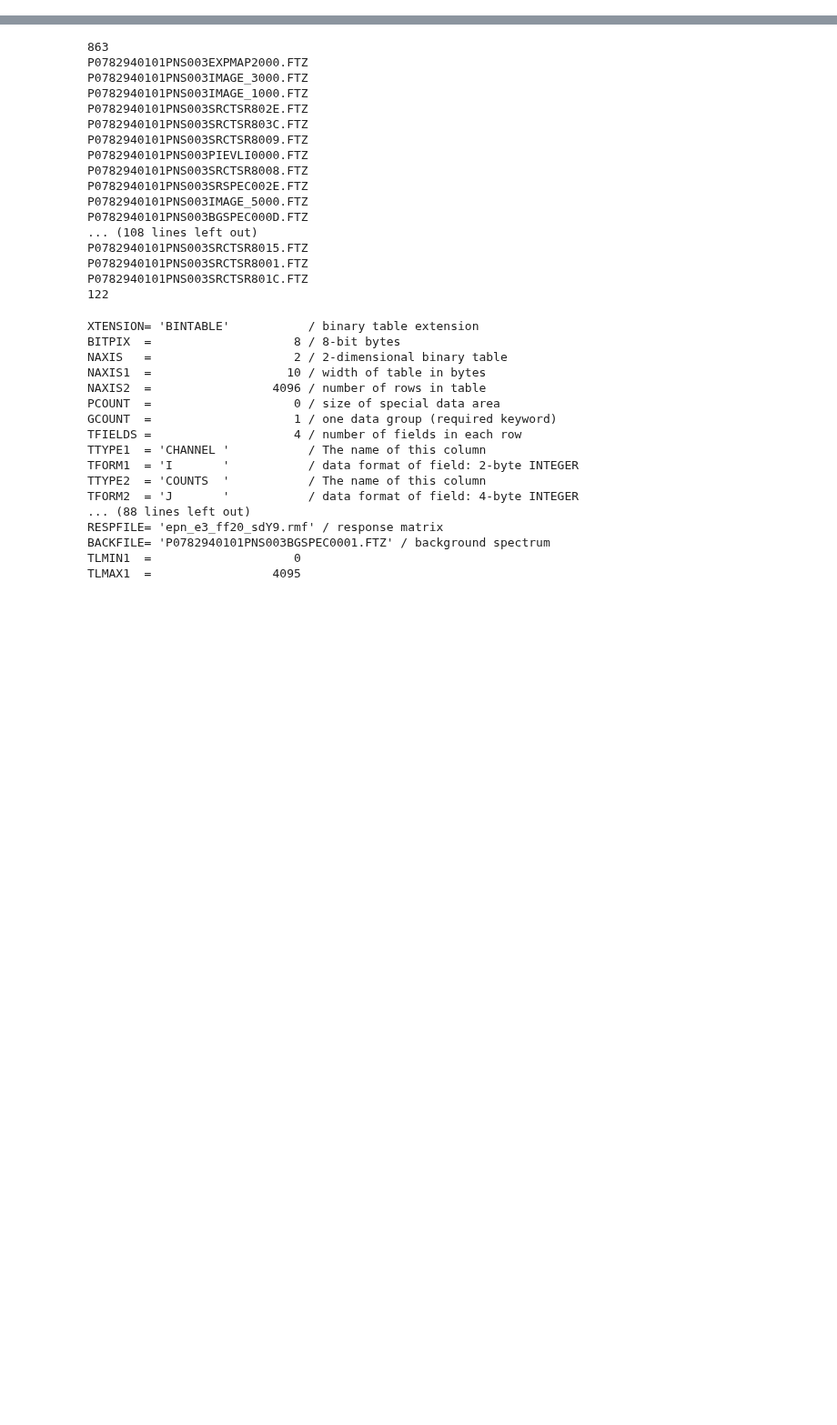
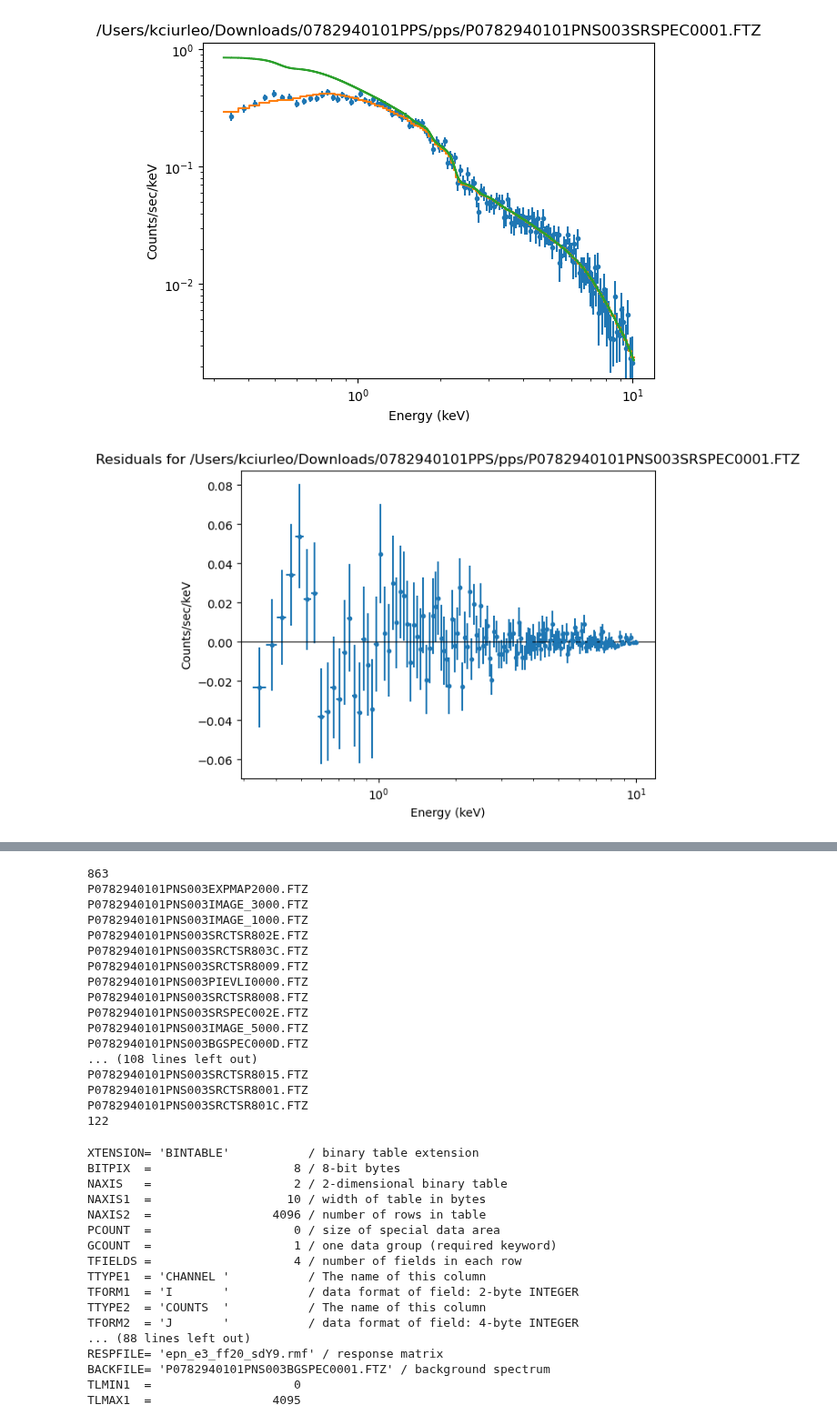
Before and after one commit to kciurleo/AGN, a Jupyter notebook: unorganized/xmm_spectral_fitting_help.ipynb, the cells around one changed output, grey strips where cells are left out. Shown at 91% size. Saved outputs shown, nothing was run; the diff lists cells and outputs as text; code cells hidden in the pictures; blank space fills up the shorter version.

Commit message:
get_abs_xmm first pass (no flux errors)

```diff
--- a/unorganized/xmm_spectral_fitting_help.ipynb
+++ b/unorganized/xmm_spectral_fitting_help.ipynb
@@ -53,0 +11,71 @@ Change in statistic   = 4.37872e+10
+# %%
+base='/Users/kciurleo/Downloads/0782940101PPS/pps/'
+file='P0782940101PNS003SRSPEC0001.FTZ'
+
+mdl = f'(xsphabs.abs1*xszphabs.abs2 * xszpowerlw.p1)'
+
+nH=interest['galactic nH']
+z=interest['Z']
+
+clean()
+
+#stats are chi squared with a 3 sigma error and units of eV
+set_stat('chi2datavar')
+set_conf_opt("sigma", 3)
+
+#load in file, ignore outer limits, subtract the background, set model
+load_pha(f'{base}{file}')
+ignore()
+notice(0.35,10)
+subtract()
+set_model(1,mdl)
+
+#freeze galactic nH, set redshifts
+abs1.nH = nH
+freeze(abs1.nH)
+p1.redshift = z
+abs2.redshift = z
+fit()
+
+#Plotting
+plt.figure()
+plot_fit(xlog=True, ylog=True)
+plot_model_component(p1, overplot=True)
+plt.savefig(f'{base}/sherpa_fit_xmm.pdf')
+
+#residuals
+plt.figure()
+plot_resid(xlog=True, ylog=True)
+plt.savefig(f'{base}/sherpa_fit_resid_xmm.pdf')
+
+#Get errors
+conf()
+res = get_conf_results()
+
+#nH
+int_nH = res.parvals[res.parnames.index('abs2.nH')]
+int_nH_error_up = res.parmaxes[res.parnames.index('abs2.nH')]
+int_nH_error_down = res.parmins[res.parnames.index('abs2.nH')]
+
+#gamma
+gamma = res.parvals[res.parnames.index('p1.PhoIndex')]
+gamma_error_up = res.parmaxes[res.parnames.index('p1.PhoIndex')]
+gamma_error_down = res.parmins[res.parnames.index('p1.PhoIndex')]
+
+#get energy in keV
+set_analysis('energy')
+print('eflux')
+
+#based on an example, set the errors as the upper errors
+testy=sample_energy_flux(2, 10, scales=res.parmaxes)
+
+#include the model to get unabsorbed flux; if we want absorbed, let it be none
+funabs=calc_energy_flux(0.3, 7.5, model=p1)
+f210=calc_energy_flux(2, 10, model=p1)
+
+#erosita bands
+fsoft=calc_energy_flux(0.2, 0.6, model=p1)
+fmed=calc_energy_flux(0.6, 2.3, model=p1)
+fhard=calc_energy_flux(2.3, 5, model=p1)
+fsum=calc_energy_flux(0.2, 5, model=p1)
+# %% [output]
@@ -53,0 +119,2 @@ Change in statistic   = 4.37872e+10
+[figure, added]
+[figure, added]
```
Also changed, not shown: parts of 4 cells of this notebook, 1 other file.
